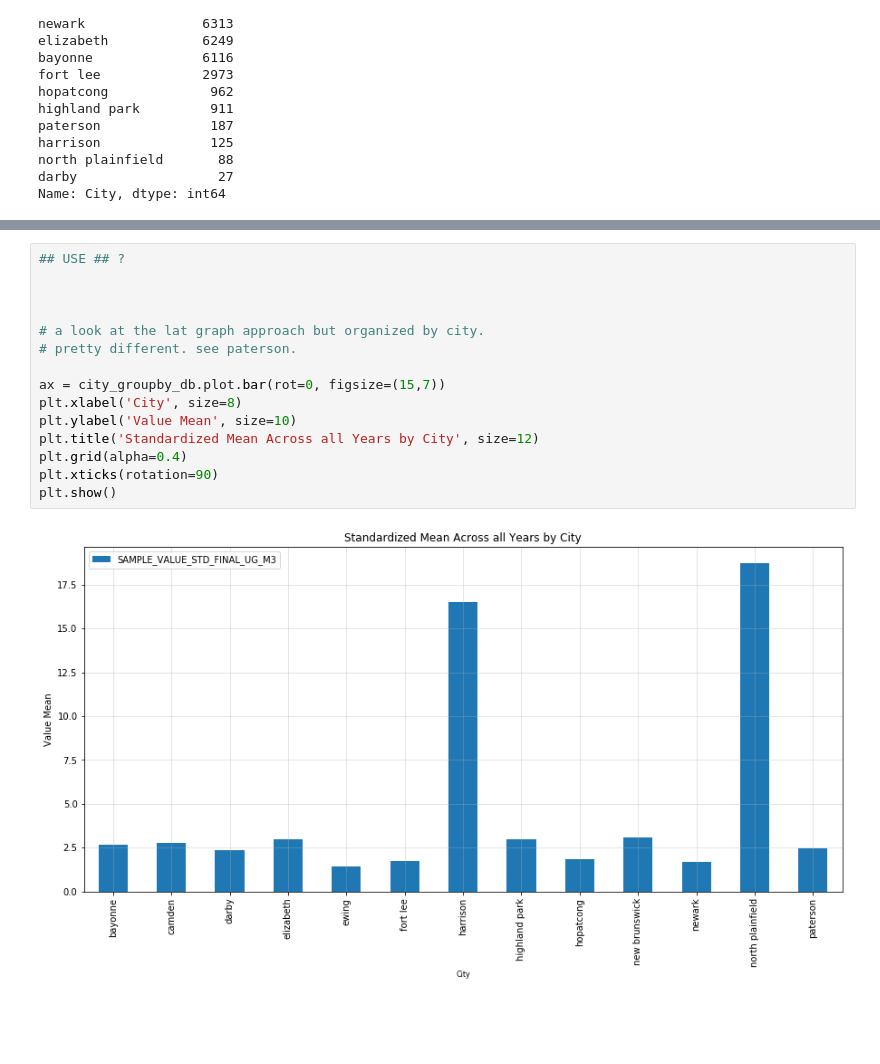
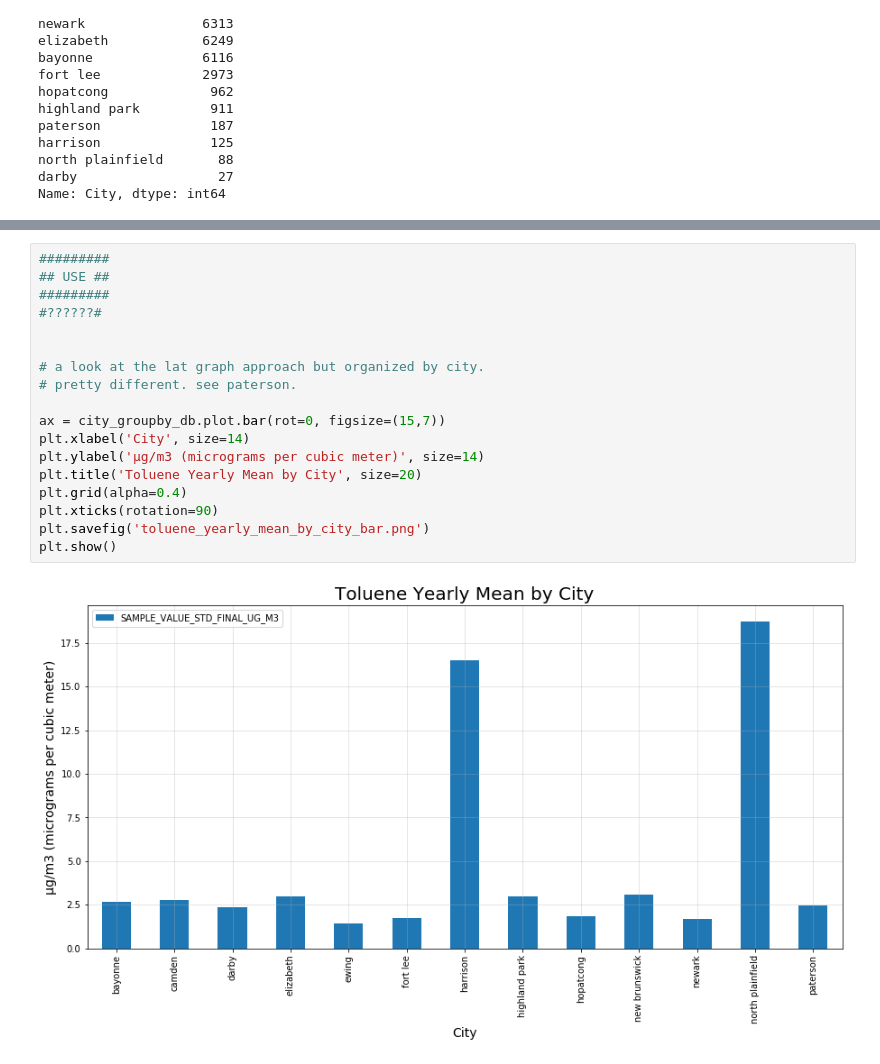
Before and after one commit to jjjjjeb/NJAir_EDA, a Jupyter notebook: Toluene.ipynb, the cells around one changed output, grey strips where cells are left out. Drawn from its saved outputs; the diff is of its cells as text; blank space fills up the shorter version.

```diff
--- a/Toluene.ipynb
+++ b/Toluene.ipynb
@@ -603,20 +633,23 @@ city_groupby_db
 | north plainfield | 18.726963 |
 | paterson | 2.463563 |
 # %%
-## USE ## ?
-
+#########
+## USE ##
+#########
+#??????#
 
 
 # a look at the lat graph approach but organized by city.
 # pretty different. see paterson.
 
 ax = city_groupby_db.plot.bar(rot=0, figsize=(15,7))
-plt.xlabel('City', size=8)
-plt.ylabel('Value Mean', size=10)
-plt.title('Standardized Mean Across all Years by City', size=12)
+plt.xlabel('City', size=14)
+plt.ylabel('µg/m3 (micrograms per cubic meter)', size=14)
+plt.title('Toluene Yearly Mean by City', size=20)
 plt.grid(alpha=0.4)
 plt.xticks(rotation=90)
+plt.savefig('toluene_yearly_mean_by_city_bar.png')
 plt.show()
 # %% [output]
-[figure, old version]
+[figure, new version]
 # %%
```
Also changed, not shown: parts of 12 cells of this notebook, 5 other files.
